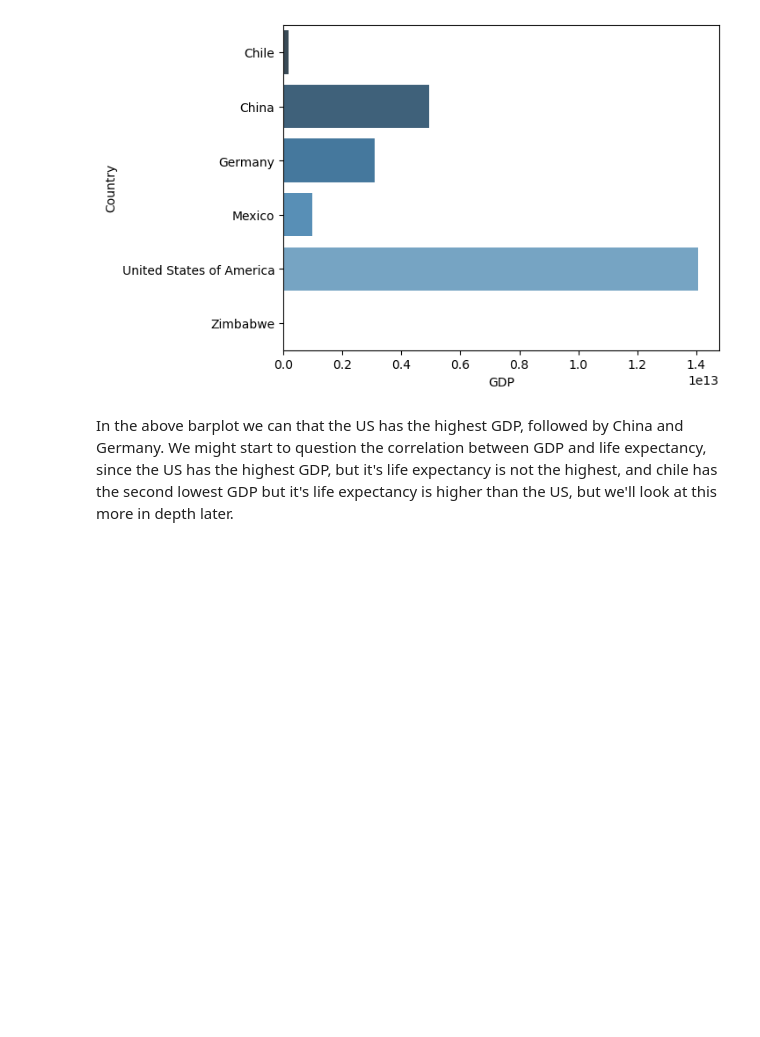
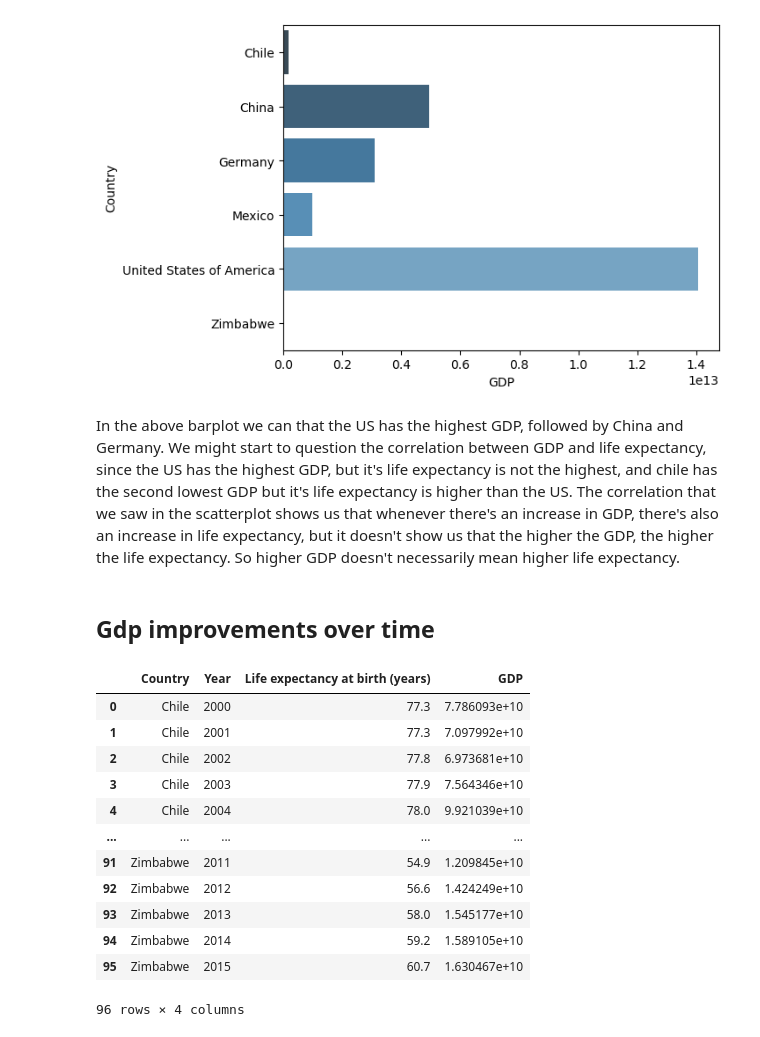
Before and after one commit to Tovborg/Life-Expectancy-and-GDP, a Jupyter notebook: life_expectancy_gdp.ipynb, the cells around one changed output. Saved outputs shown, nothing was run; the diff lists cells and outputs as text; code cells hidden in the pictures; blank space fills up the shorter version.

```diff
--- a/life_expectancy_gdp.ipynb
+++ b/life_expectancy_gdp.ipynb
@@ -93,4 +94,24 @@ sns.barplot(x='GDP', y='Country', data=dfMeans, palette='Blues_d')
 <AxesSubplot: xlabel='GDP', ylabel='Country'>
 [figure]
 # %% [markdown]
-In the above barplot we can that the US has the highest GDP, followed by China and Germany. We might start to question the correlation between GDP and life expectancy, since the US has the highest GDP, but it's life expectancy is not the highest, and chile has the second lowest GDP but it's life expectancy is higher than the US, but we'll look at this more in depth later.
+In the above barplot we can that the US has the highest GDP, followed by China and Germany. We might start to question the correlation between GDP and life expectancy, since the US has the highest GDP, but it's life expectancy is not the highest, and chile has the second lowest GDP but it's life expectancy is higher than the US. The correlation that we saw in the scatterplot shows us that whenever there's an increase in GDP, there's also an increase in life expectancy, but it doesn't show us that the higher the GDP, the higher the life expectancy. So higher GDP doesn't necessarily mean higher life expectancy.
+# %% [markdown]
+## Gdp improvements over time
+# %%
+GDPCountryYear = health_data.groupby(['Country', 'Year']).mean().reset_index()
+
+GDPCountryYear
+# %% [output]
+|  | Country | Year | Life expectancy at birth (years) | GDP |
+| 0 | Chile | 2000 | 77.3 | 7.786093e+10 |
+| 1 | Chile | 2001 | 77.3 | 7.097992e+10 |
+| 2 | Chile | 2002 | 77.8 | 6.973681e+10 |
+| 3 | Chile | 2003 | 77.9 | 7.564346e+10 |
+| 4 | Chile | 2004 | 78.0 | 9.921039e+10 |
+| ... | ... | ... | ... | ... |
+| 91 | Zimbabwe | 2011 | 54.9 | 1.209845e+10 |
+| 92 | Zimbabwe | 2012 | 56.6 | 1.424249e+10 |
+| 93 | Zimbabwe | 2013 | 58.0 | 1.545177e+10 |
+| 94 | Zimbabwe | 2014 | 59.2 | 1.589105e+10 |
+| 95 | Zimbabwe | 2015 | 60.7 | 1.630467e+10 |
+96 rows × 4 columns
```
Also changed, not shown: parts of 10 cells of this notebook.
